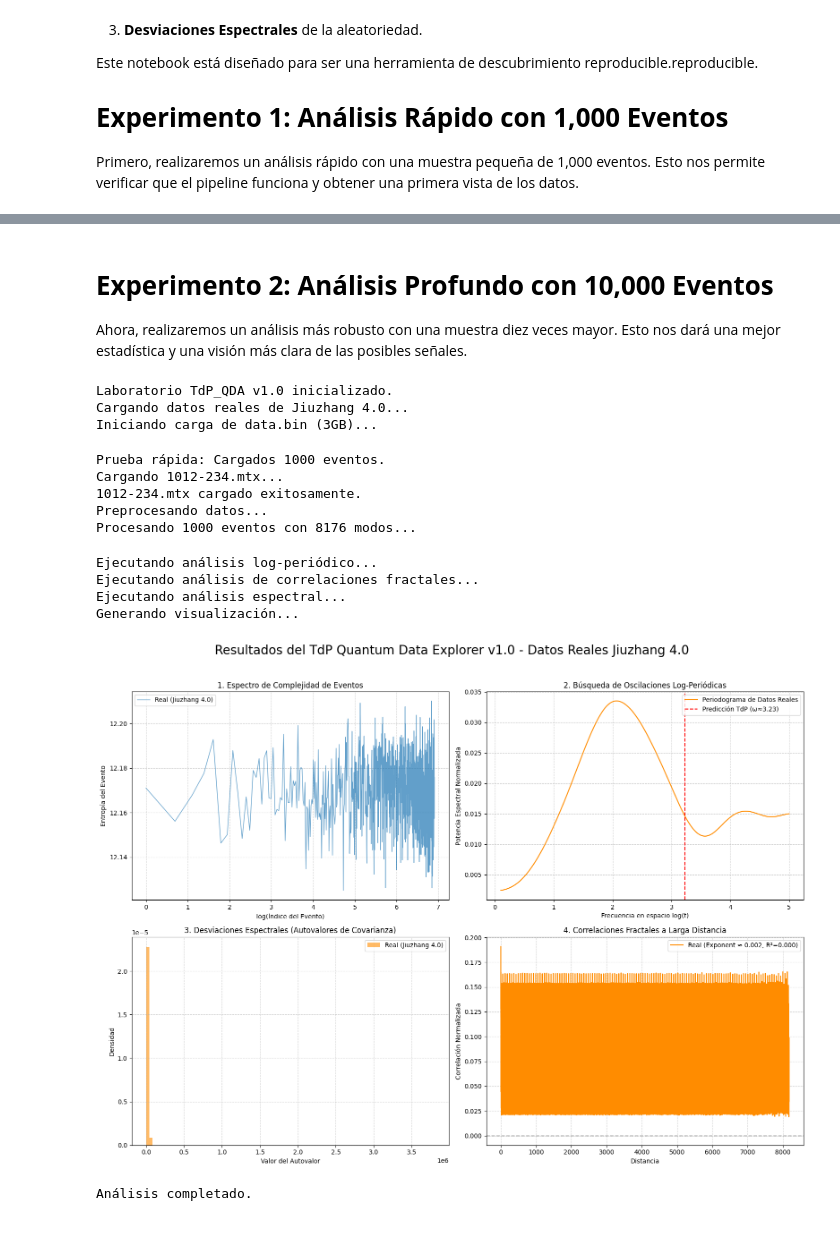
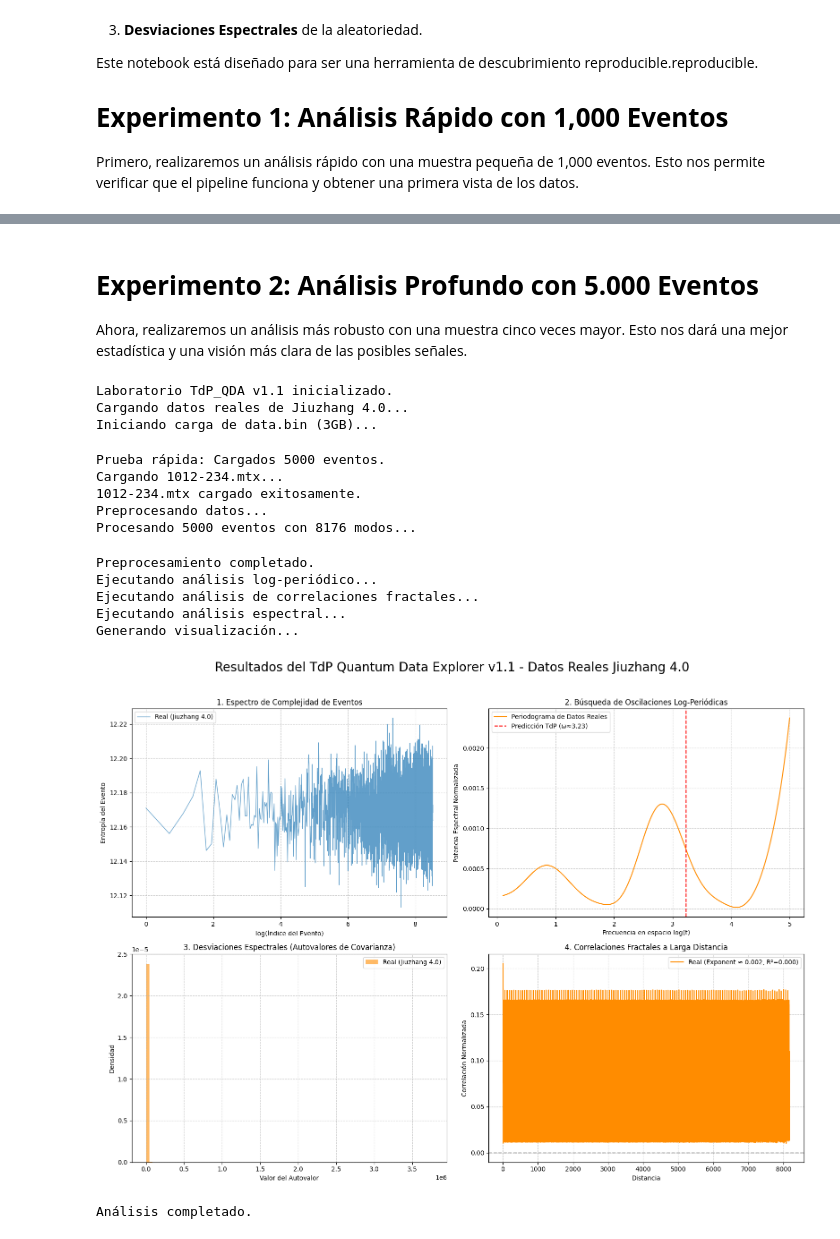
Before and after one commit to HerreroCar/Engineering_Resonance, a Jupyter notebook: TdP_Jiuzhang_Explorer_Final.ipynb, the cells around one changed output, grey strips where cells are left out. Cells and saved outputs as stored; diff of their text form; code cells hidden in the pictures.

```diff
--- a/TdP_Jiuzhang_Explorer_Final.ipynb
+++ b/TdP_Jiuzhang_Explorer_Final.ipynb
@@ -281,7 +280,7 @@ Análisis completado.
 # %% [markdown]
-# **Experimento 2: Análisis Profundo con 10,000 Eventos**
+# **Experimento 2: Análisis Profundo con 5.000 Eventos**
 
-Ahora, realizaremos un análisis más robusto con una muestra diez veces mayor. Esto nos dará una mejor estadística y una visión más clara de las posibles señales.
+Ahora, realizaremos un análisis más robusto con una muestra cinco veces mayor. Esto nos dará una mejor estadística y una visión más clara de las posibles señales.
 # %%
 #  TdP_Jiuzhang_Explorer_Final.py
 
@@ -295,34 +294,35 @@ from scipy.signal import lombscargle
 from scipy.io import mmread  # Para cargar .mtx (Matrix Market format)
 from tqdm import tqdm  # Para contador de avance
 
-# --- Definiciones del Laboratorio TdP_QDA v1.0 ---
+# --- Definiciones del Laboratorio TdP_QDA v1.1 ---
 
 def preprocess_gbs_data(events):
-    """Calcula la matriz de covarianza y el espectro de complejidad con contador de avance."""
+    """Calcula la matriz de covarianza y el espectro de complejidad con contador de avance unificado."""
     M, N = events.shape
     print(f"Procesando {M} eventos con {N} modos...")
 
-    # Contador de progreso para todos los eventos
-    pbar = tqdm(total=M, desc="Procesando eventos", unit='eventos')
+    # Contador de progreso para 2 pasadas (mean_n + cov)
+    total_steps = 2 * M
+    pbar = tqdm(total=total_steps, desc="Procesando eventos", unit='eventos')
 
-    # Calcular mean_n en una sola pasada
+    # Primera pasada: Calcular mean_n
     mean_n = np.zeros(N)
     for i in range(M):
         mean_n += events[i]
         pbar.update(1)
     mean_n /= M
 
-    # Calcular cov usando vectorización (una vez que tenemos mean_n)
+    # Segunda pasada: Calcular cov
     cov = np.zeros((N, N))
     for i in range(M):
         diff = events[i] - mean_n
         cov += np.outer(diff, diff)
-        pbar.update(1)  # Actualiza nuevamente para reflejar progreso total
+        pbar.update(1)
     cov /= M
 
     pbar.close()
 
-    # Calcular complexity_spectrum (sin iterar de nuevo)
+    # Calcular complexity_spectrum (vectorizado, sin bucle)
     epsilon = 1e-9
     event_totals = np.sum(events, axis=1)
     valid_events = event_totals > 0
@@ -330,7 +330,10 @@ def preprocess_gbs_data(events):
     complexity_spectrum = -np.sum(probs * np.log2(probs + epsilon), axis=1)
 
     # np.where devuelve una tupla de arrays. Extraemos el primer y único array.
-    return cov, complexity_spectrum, np.where(valid_events)[0]
+    times = np.where(valid_events)[0]
+
+    print("Preprocesamiento completado.")
+    return cov, complexity_spectrum, times
 
 def analyze_log_periodicity(complexity_spectrum, time_indices, p_base=7):
     """Busca oscilaciones log-periódicas."""
@@ -400,7 +403,7 @@ def analyze_spectral_deviations(covariance_matrix):
     eigenvalues, _ = eigh(covariance_matrix)
     return eigenvalues
 
-print("Laboratorio TdP_QDA v1.0 inicializado.")
+print("Laboratorio TdP_QDA v1.1 inicializado.")
 
 # --- Carga de Datos Reales de Jiuzhang 4.0 (miniature.zip) ---
 def load_jiuzhang_data(data_bin_path, mtx_path):
@@ -409,7 +412,6 @@ def load_jiuzhang_data(data_bin_path, mtx_path):
 
     # Tamaño del archivo para progreso
     file_size = np.memmap(data_bin_path, dtype=np.uint8, mode='r').nbytes
-    chunk_size = 1024 * 1024  # 1MB chunks para progreso
     num_modes = 8176  # Número de modos para Jiuzhang 4.0
 
     # Contador de progreso
@@ -420,7 +422,7 @@ def load_jiuzhang_data(data_bin_path, mtx_path):
     pbar.update(file_size)  # Actualiza inmediatamente ya que memmap es lazy
     pbar.close()
 
-    # carga completa
+      # carga completa
   #  num_events = len(data_raw) // num_modes
   #  if len(data_raw) % num_modes != 0:
   #      print(f"Advertencia: Archivo no divisible por num_modes={num_modes}. Usando {num_events} eventos completos.")
@@ -430,7 +432,7 @@ def load_jiuzhang_data(data_bin_path, mtx_path):
   #  print("data.bin cargado exitosamente.")
 
   # --- MODIFICACIÓN PARA PRUEBA RÁPIDA ---
-    num_events = 10000  # Número de eventos para la prueba
+    num_events = 5000  # Número de eventos para la prueba
     required_bytes = num_events * num_modes
 
     if len(data_raw) < required_bytes:
@@ -439,7 +441,6 @@ def load_jiuzhang_data(data_bin_path, mtx_path):
     events = data_raw[:required_bytes].reshape(num_events, num_modes)
     print(f"Prueba rápida: Cargados {num_events} eventos.")
     # -----------------------------------------
-
 
     # Cargar .mtx (rápido, sin progreso)
     print("Cargando 1012-234.mtx...")
@@ -457,7 +458,7 @@ if __name__ == "__main__":
     print("Cargando datos reales de Jiuzhang 4.0...")
     events_real, mtx_real = load_jiuzhang_data(data_bin_path, mtx_path)
 
-    # Preprocesar los datos reales con contador de avance
+    # Preprocesar los datos reales con contador de avance unificado
     print("Preprocesando datos...")
     cov_real, complexity_real, times_real = preprocess_gbs_data(events_real)
 
@@ -474,7 +475,7 @@ if __name__ == "__main__":
     # Visualización de Resultados con Datos Reales
     print("Generando visualización...")
     fig, axes = plt.subplots(2, 2, figsize=(16, 12))
-    fig.suptitle("Resultados del TdP Quantum Data Explorer v1.0 - Datos Reales Jiuzhang 4.0", fontsize=20)
+    fig.suptitle("Resultados del TdP Quantum Data Explorer v1.1 - Datos Reales Jiuzhang 4.0", fontsize=20)
 
     ax1, ax2, ax3, ax4 = axes.flatten()
 
@@ -500,37 +501,38 @@ if __name__ == "__main__":
     ax3.hist(evals_real, bins=bins, density=True, label='Real (Jiuzhang 4.0)', alpha=0.6, color='darkorange')
     ax3.set_title("3. Desviaciones Espectrales (Autovalores de Covarianza)")
     ax3.set_xlabel("Valor del Autovalor")
     ax3.set_ylabel("Densidad")
     ax3.legend()
     ax3.grid(True, linestyle='--', alpha=0.6)
 
     # Panel 4: Correlaciones Fractales a Larga Distancia
     ax4.plot(dists_real, corr_real, label=f'Real (Exponent ≈ {fractal_exp_real:.3f}, R²={r2_real:.3f})', color='darkorange')
     ax4.axhline(0, color='k', linestyle='--', alpha=0.3)
     ax4.set_xlabel('Distancia')
     ax4.set_ylabel('Correlación Normalizada')
     ax4.set_title("4. Correlaciones Fractales a Larga Distancia")
     ax4.legend()
     ax4.grid(True, linestyle='--', alpha=0.6)
 
     plt.tight_layout(rect=[0, 0, 1, 0.96])
     plt.show()
 
     print("Análisis completado.")
 # %% [output]
-Laboratorio TdP_QDA v1.0 inicializado.
+Laboratorio TdP_QDA v1.1 inicializado.
 Cargando datos reales de Jiuzhang 4.0...
 Iniciando carga de data.bin (3GB)...
-Prueba rápida: Cargados 1000 eventos.
+Prueba rápida: Cargados 5000 eventos.
 Cargando 1012-234.mtx...
 1012-234.mtx cargado exitosamente.
 Preprocesando datos...
-Procesando 1000 eventos con 8176 modos...
+Procesando 5000 eventos con 8176 modos...
+Preprocesamiento completado.
 Ejecutando análisis log-periódico...
 Ejecutando análisis de correlaciones fractales...
 Ejecutando análisis espectral...
 Generando visualización...
-[figure, old version]
+[figure, new version]
 Análisis completado.
 # %% [markdown]
 # **Análisis de Resultados y Conclusiones Preliminares**
```
Also changed, not shown: parts of 3 cells of this notebook.
